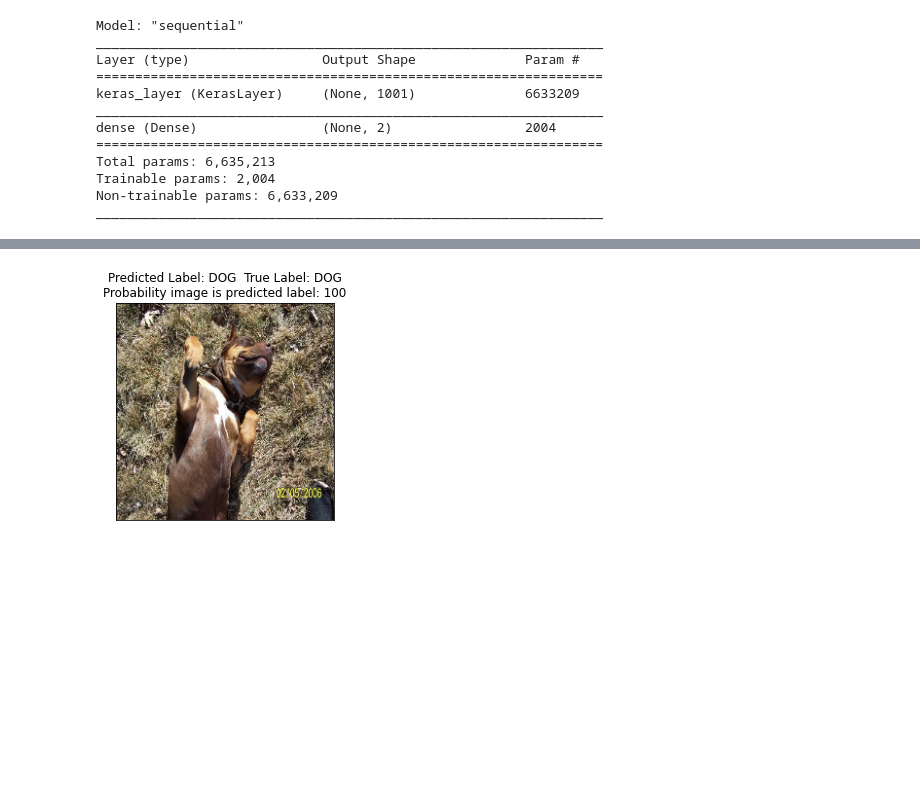
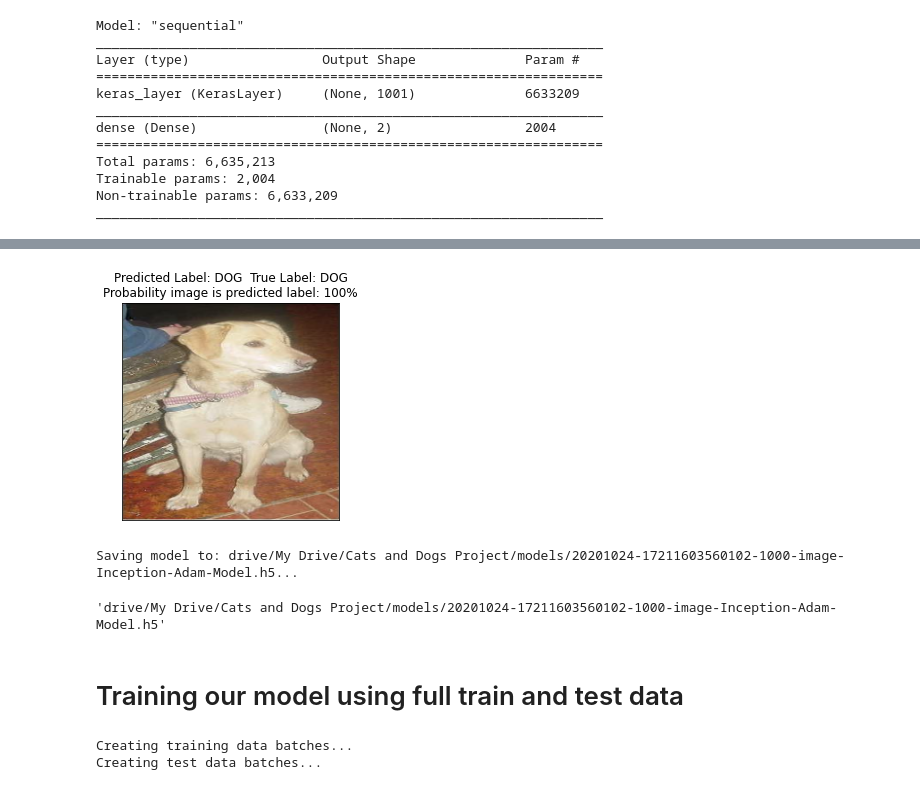
Before and after one commit to Adam-Rao/Cats-and-Dogs, a Jupyter notebook: CatsAndDogs.ipynb, the cells around one changed output, grey strips where cells are left out. Drawn from its saved outputs; the diff is of its cells as text; code cells hidden in the pictures; blank space fills up the shorter version.

Commit message:
Successfully trains model on 1000 images.

```diff
--- a/CatsAndDogs.ipynb
+++ b/CatsAndDogs.ipynb
@@ -186,7 +194,7 @@ def plot_image_prediction_true_value(prediction_probabilities, X, y, index):
   plt.xticks([])
   plt.title(
       f"Predicted Label: {predicted_label}  True Label: {true_label}\n"
-      f"Probability image is predicted label: {np.argmax(predicted_probabilities) * 100:2.0f}")
+      f"Probability image is predicted label: {np.argmax(predicted_probabilities) * 100:2.0f}%")
 # %%
 def unbatchify(batched_dataset):
   """
@@ -269,7 +277,7 @@ trial_valid_data = create_data_batches(
 Creating training data batches...
 Creating validation data batches...
 # %%
-model = create_model()
+thousand_pictures_model = create_model()
 # %% [output]
 Model: "sequential"
 _________________________________________________________________
@@ -284,7 +292,7 @@ Trainable params: 2,004
 Non-trainable params: 6,633,209
 _________________________________________________________________
 # %%
-model.fit(
+thousand_pictures_model.fit(
     x=trial_train_data,
     epochs=NUM_EPOCHS,
     validation_data=trial_valid_data,
@@ -303,9 +317,16 @@ Epoch 4/100
 <tensorflow.python.keras.callbacks.History at 0x...>
 # %%
-trial_predictions = model.predict(trial_valid_data)
+trial_predictions = thousand_pictures_model.predict(trial_valid_data)
 # %%
 trial_valid_images, trial_valid_labels = unbatchify(trial_valid_data)
 # %%
-plot_image_prediction_true_value(trial_predictions, trial_valid_images, trial_valid_labels, 12)
+plot_image_prediction_true_value(trial_predictions, trial_valid_images, trial_valid_labels, 43)
 # %% [output]
-[figure, old version]
+[figure, new version]
+# %%
+save_model(model, "1000-image-Inception-Adam-Model")
+# %% [output]
+Saving model to: drive/My Drive/Cats and Dogs Project/models/20201024-17211603560102-1000-image-Inception-Adam-Model.h5...
+'drive/My Drive/Cats and Dogs Project/models/20201024-17211603560102-1000-image-Inception-Adam-Model.h5'
+# %% [markdown]
+# Training our model using full train and test data
@@ -311,0 +338,13 @@ plot_image_prediction_true_value(trial_predictions, trial_valid_images, trial_va
+# %%
+train_data = create_data_batches(
+    train_X,
+    train_y
+)
+
+test_data = create_data_batches(
+    test_X,
+    test_data=True
+)
+# %% [output]
+Creating training data batches...
+Creating test data batches...
```
Also changed, not shown: parts of 20 cells of this notebook.
